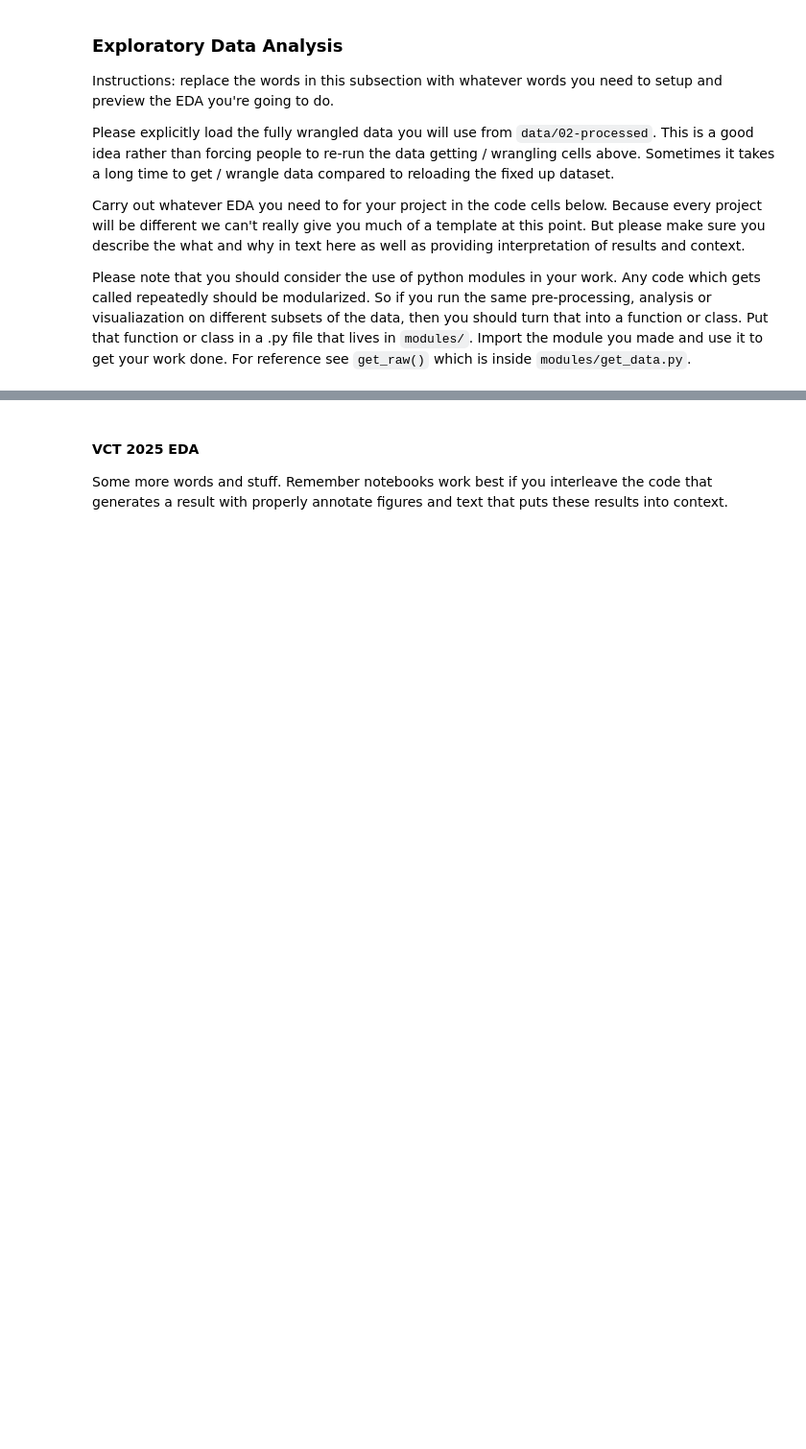
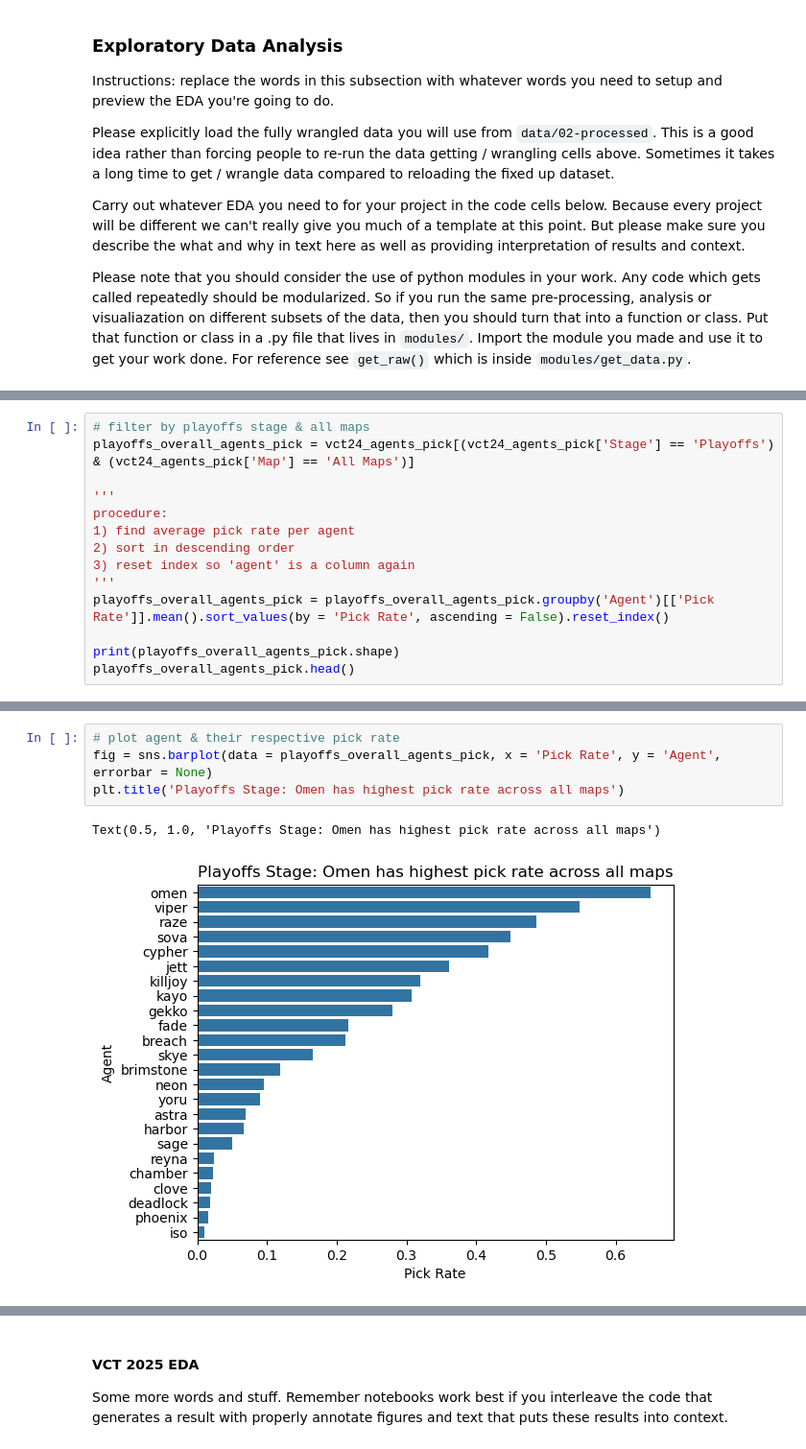
Before and after one commit to keil4ni/vct-2024-analysis, a Jupyter notebook: 02-EDACheckpoint.ipynb, the cells around one changed output, grey strips where cells are left out. Shown at 96% size. Saved outputs shown, nothing was run; the diff lists cells and outputs as text; blank space fills up the shorter version.

```diff
--- a/02-EDACheckpoint.ipynb
+++ b/02-EDACheckpoint.ipynb
@@ -790,0 +1601,14 @@ team_region_map = {
+# %%
+# filter by playoffs stage & all maps
+playoffs_overall_agents_pick = vct24_agents_pick[(vct24_agents_pick['Stage'] == 'Playoffs') & (vct24_agents_pick['Map'] == 'All Maps')]
+
+'''
+procedure:
+1) find average pick rate per agent
+2) sort in descending order
+3) reset index so 'agent' is a column again
+'''
+playoffs_overall_agents_pick = playoffs_overall_agents_pick.groupby('Agent')[['Pick Rate']].mean().sort_values(by = 'Pick Rate', ascending = False).reset_index()
+
+print(playoffs_overall_agents_pick.shape)
+playoffs_overall_agents_pick.head()
@@ -790,0 +1623,7 @@ team_region_map = {
+# %%
+# plot agent & their respective pick rate
+fig = sns.barplot(data = playoffs_overall_agents_pick, x = 'Pick Rate', y = 'Agent', errorbar = None)
+plt.title('Playoffs Stage: Omen has highest pick rate across all maps')
+# %% [output]
+Text(0.5, 1.0, 'Playoffs Stage: Omen has highest pick rate across all maps')
+[figure, added]
```
Also changed, not shown: parts of 116 cells of this notebook.
